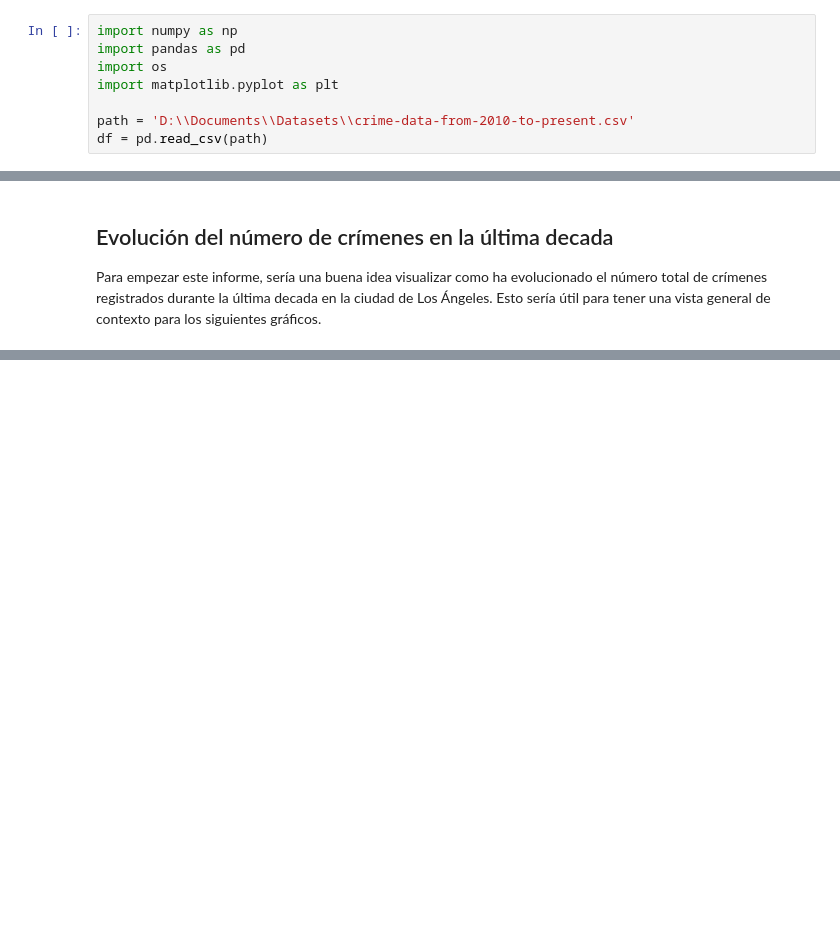
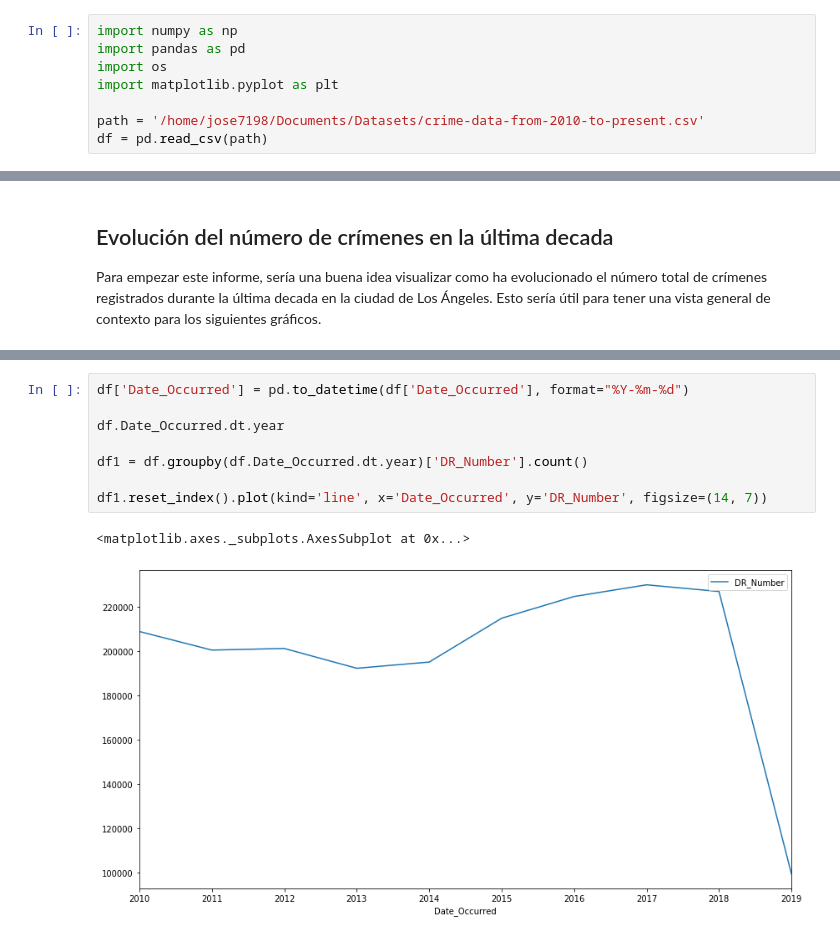
Before and after one commit to 2019-B-GR1-Python/py-murillo-lopez-jose-luis, a Jupyter notebook: informe/proyecto-informe.ipynb, the cells around one changed output, grey strips where cells are left out. Drawn from its saved outputs; the diff is of its cells as text; blank space fills up the shorter version.

```diff
--- a/informe/proyecto-informe.ipynb
+++ b/informe/proyecto-informe.ipynb
@@ -4,7 +4,7 @@ import pandas as pd
 import os
 import matplotlib.pyplot as plt
 
-path = 'D:\\Documents\\Datasets\\crime-data-from-2010-to-present.csv'
+path = '/home/jose7198/Documents/Datasets/crime-data-from-2010-to-present.csv'
 df = pd.read_csv(path)
 # %% [markdown]
 # Informe de crímenes cometidos en Los Ángeles
@@ -39,0 +16,11 @@ df1
+# %%
+df['Date_Occurred'] = pd.to_datetime(df['Date_Occurred'], format="%Y-%m-%d")
+
+df.Date_Occurred.dt.year
+
+df1 = df.groupby(df.Date_Occurred.dt.year)['DR_Number'].count()
+
+df1.reset_index().plot(kind='line', x='Date_Occurred', y='DR_Number', figsize=(14, 7))
+# %% [output]
+<matplotlib.axes._subplots.AxesSubplot at 0x...>
+[figure, added]
```
Also changed, not shown: parts of 9 cells of this notebook.
